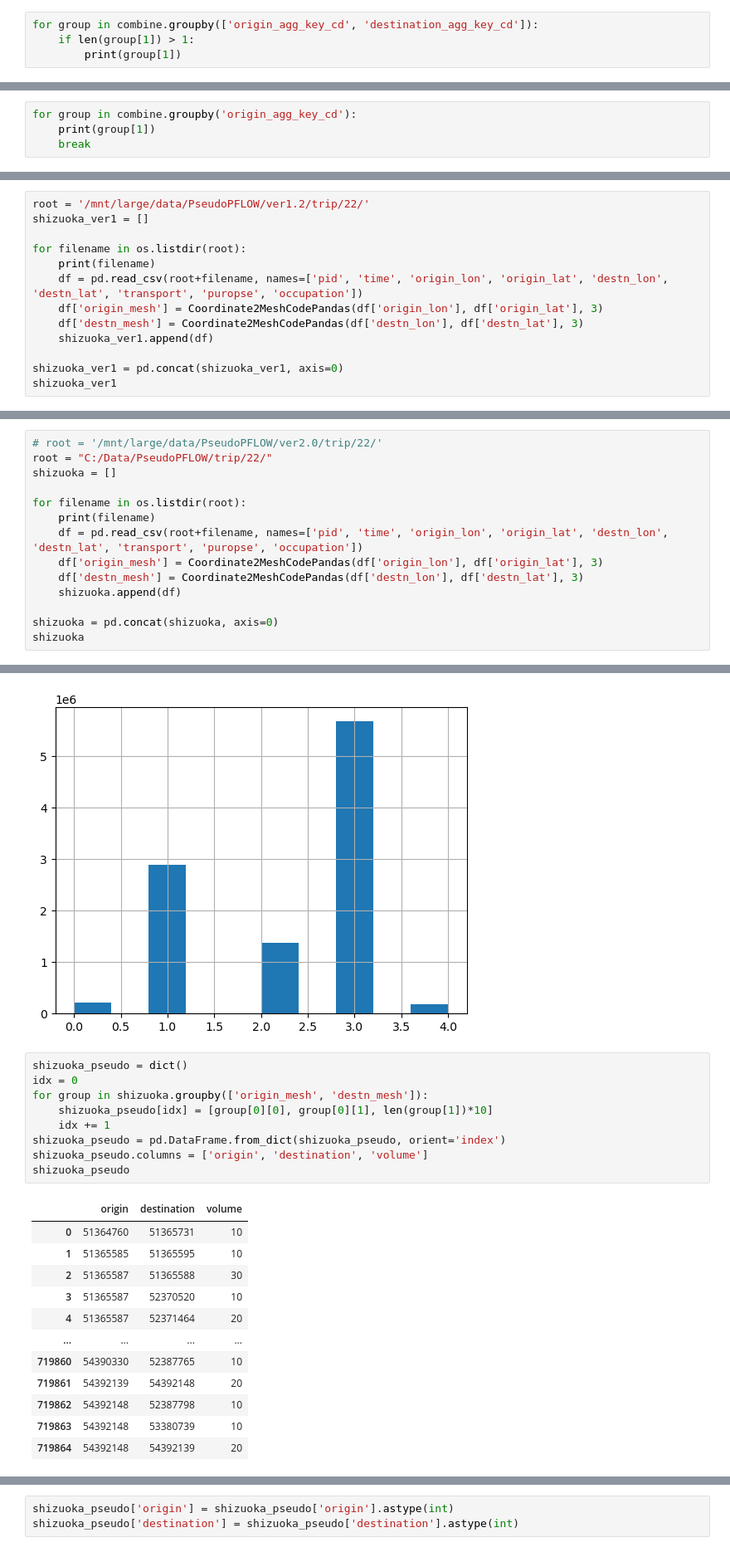
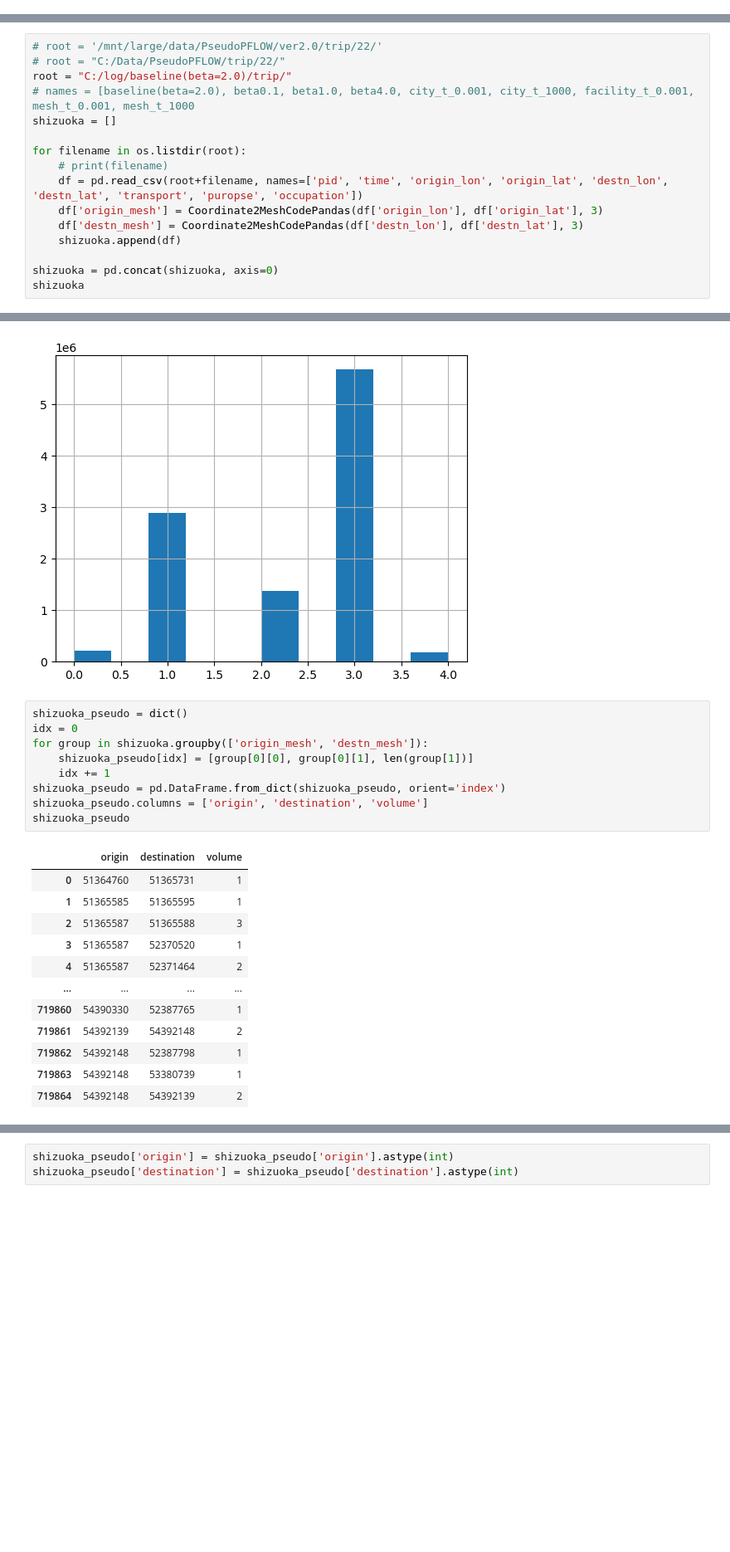
Before and after one commit to sekilab/Pseudo-PFLOW, a Jupyter notebook: src/scripts/SoftbankOD.ipynb, the cells around one changed output, grey strips where cells are left out. Shown at 83% size. Saved outputs shown, nothing was run; the diff lists cells and outputs as text; blank space fills up the shorter version.

```diff
--- a/src/scripts/SoftbankOD.ipynb
+++ b/src/scripts/SoftbankOD.ipynb
@@ -751,4 +233,0 @@ dtype: object
-# %%
-for group in combine.groupby(['origin_agg_key_cd', 'destination_agg_key_cd']):
-    if len(group[1]) > 1:
-        print(group[1])
@@ -833,4 +233,0 @@ od[(od['origin_agg_key_cd']==553711102)&(od['destination_agg_key_cd']==553710094
-# %%
-for group in combine.groupby('origin_agg_key_cd'):
-    print(group[1])
-    break
@@ -1087,13 +303,16 @@ shizuoka.to_csv('Softbank/Shizuoka_pt_zone_od.csv', index=False)
 # %%
-root = '/mnt/large/data/PseudoPFLOW/ver1.2/trip/22/'
-shizuoka_ver1 = []
+# root = '/mnt/large/data/PseudoPFLOW/ver2.0/trip/22/'
+# root = "C:/Data/PseudoPFLOW/trip/22/"
+root = "C:/log/baseline(beta=2.0)/trip/"
+# names = [baseline(beta=2.0), beta0.1, beta1.0, beta4.0, city_t_0.001, city_t_1000, facility_t_0.001, mesh_t_0.001, mesh_t_1000
+shizuoka = []
 
 for filename in os.listdir(root):
-    print(filename)
+    # print(filename)
     df = pd.read_csv(root+filename, names=['pid', 'time', 'origin_lon', 'origin_lat', 'destn_lon', 'destn_lat', 'transport', 'puropse', 'occupation'])
     df['origin_mesh'] = Coordinate2MeshCodePandas(df['origin_lon'], df['origin_lat'], 3)
     df['destn_mesh'] = Coordinate2MeshCodePandas(df['destn_lon'], df['destn_lat'], 3)
-    shizuoka_ver1.append(df)
+    shizuoka.append(df)
 
-shizuoka_ver1 = pd.concat(shizuoka_ver1, axis=0)
-shizuoka_ver1
+shizuoka = pd.concat(shizuoka, axis=0)
+shizuoka
@@ -1100,14 +332,0 @@ shizuoka_ver1
-# %%
-# root = '/mnt/large/data/PseudoPFLOW/ver2.0/trip/22/'
-root = "C:/Data/PseudoPFLOW/trip/22/"
-shizuoka = []
-
-for filename in os.listdir(root):
-    print(filename)
-    df = pd.read_csv(root+filename, names=['pid', 'time', 'origin_lon', 'origin_lat', 'destn_lon', 'destn_lat', 'transport', 'puropse', 'occupation'])
-    df['origin_mesh'] = Coordinate2MeshCodePandas(df['origin_lon'], df['origin_lat'], 3)
-    df['destn_mesh'] = Coordinate2MeshCodePandas(df['destn_lon'], df['destn_lat'], 3)
-    shizuoka.append(df)
-
-shizuoka = pd.concat(shizuoka, axis=0)
-shizuoka
@@ -1150,23 +342,23 @@ shizuoka['transport'].hist()
 # %%
 shizuoka_pseudo = dict()
 idx = 0
 for group in shizuoka.groupby(['origin_mesh', 'destn_mesh']):
-    shizuoka_pseudo[idx] = [group[0][0], group[0][1], len(group[1])*10]
+    shizuoka_pseudo[idx] = [group[0][0], group[0][1], len(group[1])]
     idx += 1
 shizuoka_pseudo = pd.DataFrame.from_dict(shizuoka_pseudo, orient='index')
 shizuoka_pseudo.columns = ['origin', 'destination', 'volume']
 shizuoka_pseudo
 # %% [output]
 |  | origin | destination | volume |
-| 0 | 51364760 | 51365731 | 10 |
-| 1 | 51365585 | 51365595 | 10 |
-| 2 | 51365587 | 51365588 | 30 |
-| 3 | 51365587 | 52370520 | 10 |
-| 4 | 51365587 | 52371464 | 20 |
+| 0 | 51364760 | 51365731 | 1 |
+| 1 | 51365585 | 51365595 | 1 |
+| 2 | 51365587 | 51365588 | 3 |
+| 3 | 51365587 | 52370520 | 1 |
+| 4 | 51365587 | 52371464 | 2 |
 | ... | ... | ... | ... |
-| 719860 | 54390330 | 52387765 | 10 |
-| 719861 | 54392139 | 54392148 | 20 |
-| 719862 | 54392148 | 52387798 | 10 |
-| 719863 | 54392148 | 53380739 | 10 |
-| 719864 | 54392148 | 54392139 | 20 |
+| 719860 | 54390330 | 52387765 | 1 |
+| 719861 | 54392139 | 54392148 | 2 |
+| 719862 | 54392148 | 52387798 | 1 |
+| 719863 | 54392148 | 53380739 | 1 |
+| 719864 | 54392148 | 54392139 | 2 |
 719865 rows × 3 columns
```
Also changed, not shown: parts of 113 cells of this notebook.
